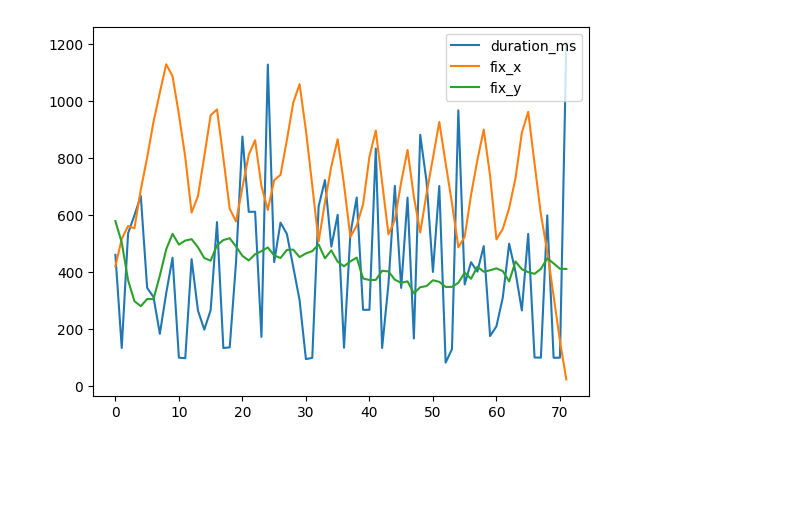
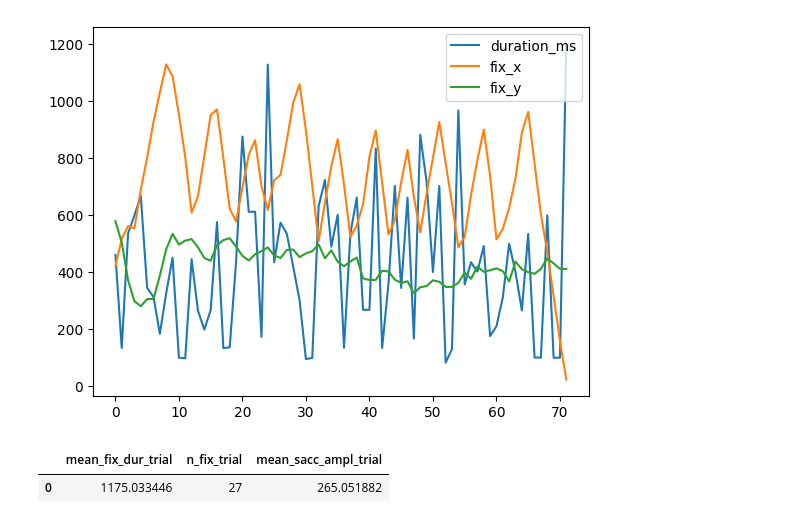
Before and after one commit to Maelle05/DyslexIA, a Jupyter notebook: preprocessing-raw-metrics-fix/test.ipynb, the cells around one changed output. Cells and saved outputs as stored; diff of their text form; code cells hidden in the pictures; blank space fills up the shorter version.

Commit message:
Tests 2 row to metrics

```diff
--- a/preprocessing-raw-metrics-fix/test.ipynb
+++ b/preprocessing-raw-metrics-fix/test.ipynb
@@ -407,3 +409,8 @@ df_our_fix_create.plot()
 # %% [output]
 <Axes: >
 [figure]
+# %%
+raw_to_metrics(df_our_row)
+# %% [output]
+|  | mean_fix_dur_trial | n_fix_trial | mean_sacc_ampl_trial |
+| 0 | 1175.033446 | 27 | 265.051882 |
```
Also changed, not shown: parts of 4 cells of this notebook, 1 other file.
